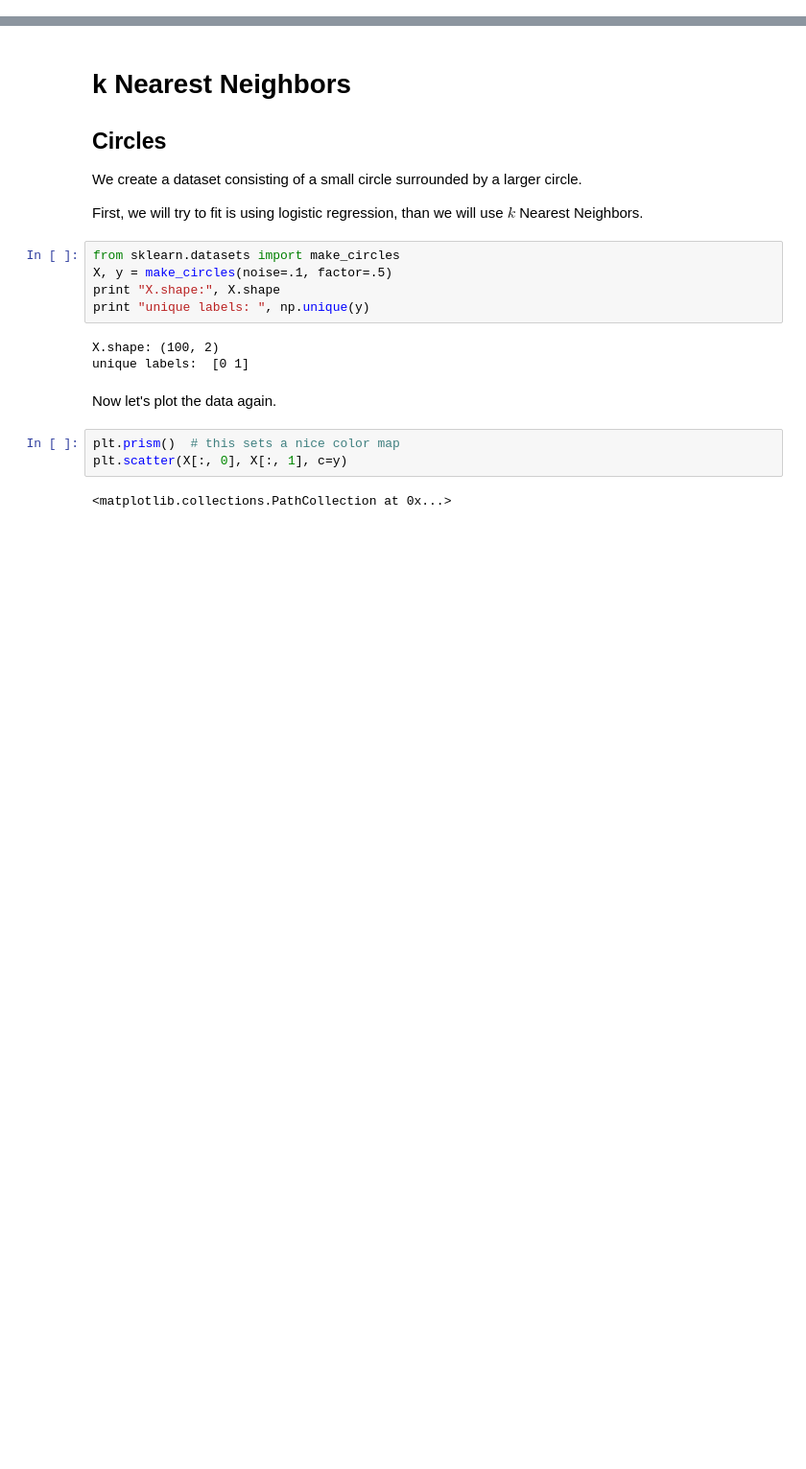
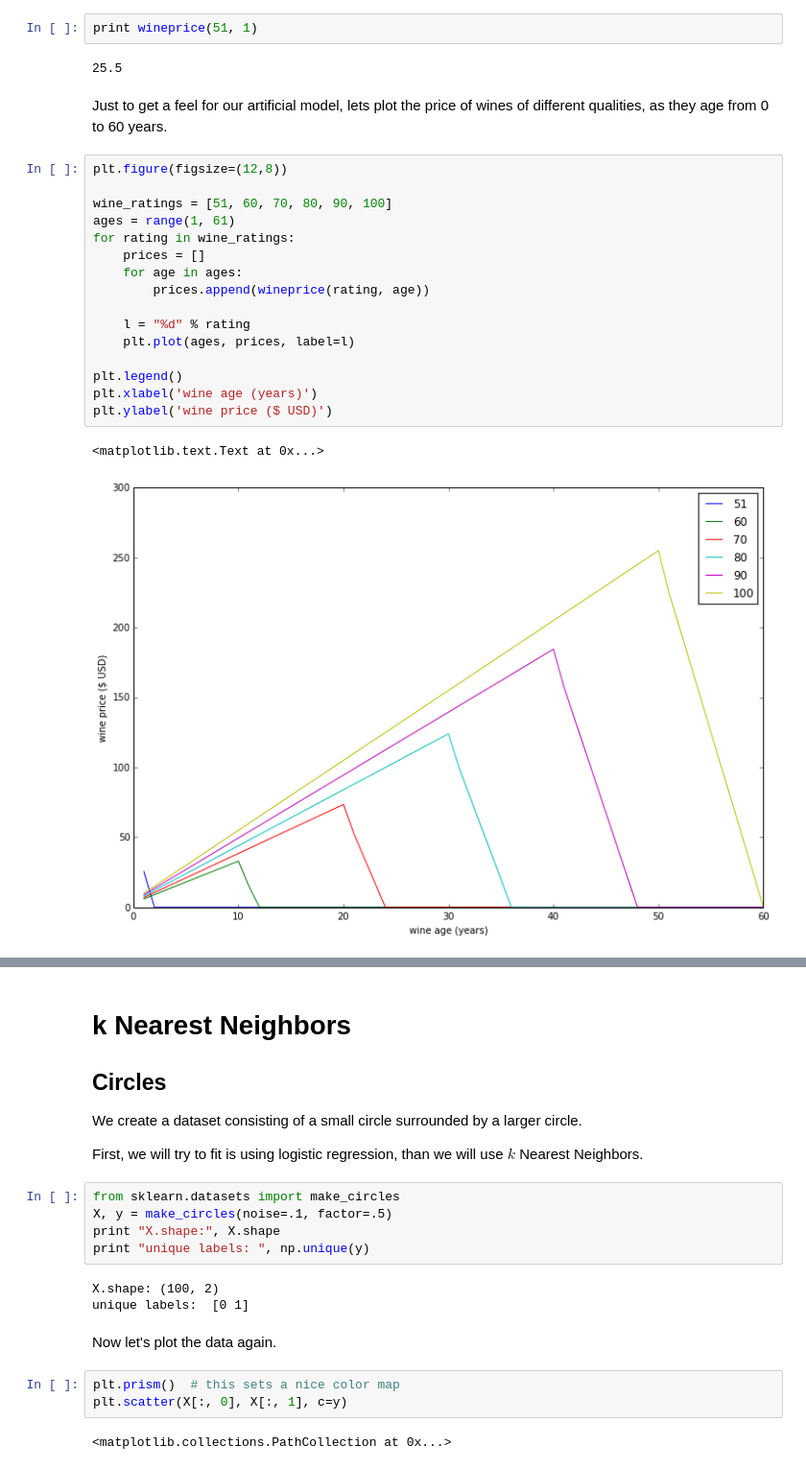
Before and after one commit to tgrasty/CSCI574-Machine-Learning, a Jupyter notebook: Lecture-09-k-Nearest-Neighbors.ipynb, the cells around one changed output, grey strips where cells are left out. Shown at 96% size. Drawn from its saved outputs; the diff is of its cells as text; blank space fills up the shorter version.

```diff
--- a/Lecture-09-k-Nearest-Neighbors.ipynb
+++ b/Lecture-09-k-Nearest-Neighbors.ipynb
@@ -0,0 +59,26 @@
+# %%
+print wineprice(51, 1)
+# %% [output]
+25.5
+# %% [markdown]
+Just to get a feel for our artificial model, lets plot the price of wines of different qualities, as they age from 0 to 60
+years.
+# %%
+plt.figure(figsize=(12,8))
+
+wine_ratings = [51, 60, 70, 80, 90, 100]
+ages = range(1, 61)
+for rating in wine_ratings:
+    prices = []
+    for age in ages:
+        prices.append(wineprice(rating, age))
+
+    l = "%d" % rating
+    plt.plot(ages, prices, label=l)
+
+plt.legend()
+plt.xlabel('wine age (years)')
+plt.ylabel('wine price ($ USD)')
+# %% [output]
+<matplotlib.text.Text at 0x...>
+[figure, added]
```
Also changed, not shown: parts of 22 cells of this notebook.
